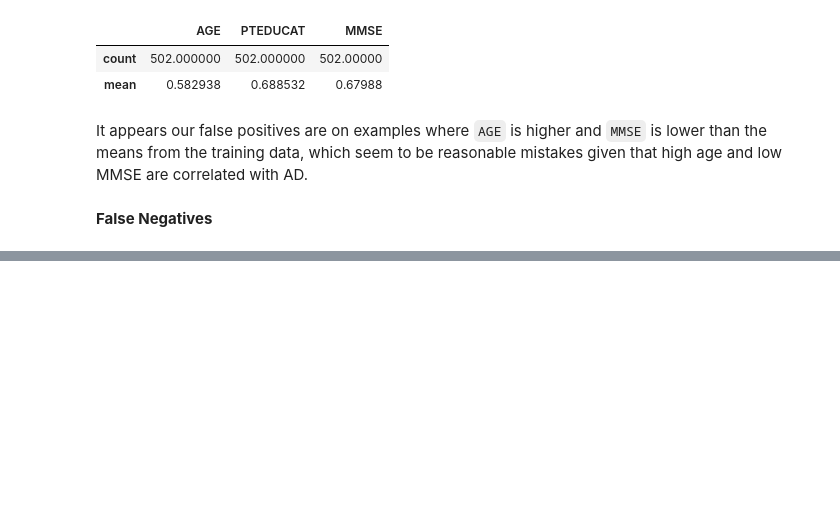
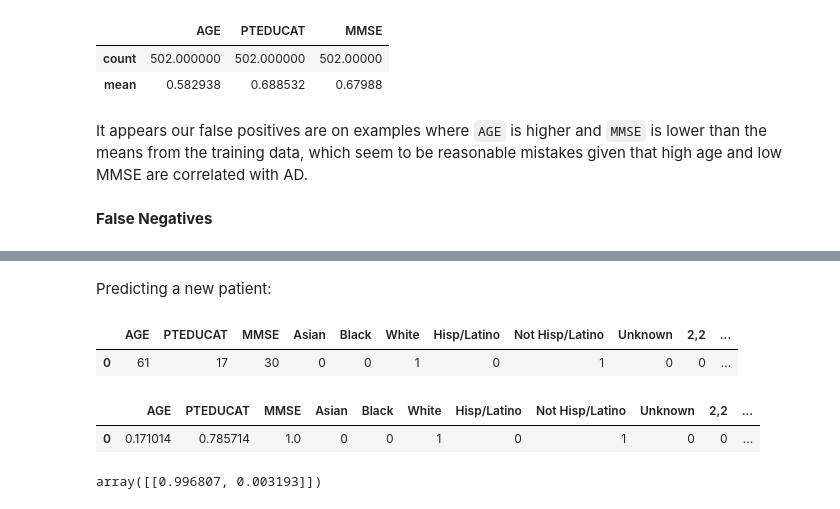
Before and after one commit to grantgasser/Alzheimers-Prediction, a Jupyter notebook: Refactored_Approach_2023.ipynb, the cells around one changed output, grey strips where cells are left out. Cells and saved outputs as stored; diff of their text form; code cells hidden in the pictures; blank space fills up the shorter version.

```diff
--- a/Refactored_Approach_2023.ipynb
+++ b/Refactored_Approach_2023.ipynb
@@ -613,0 +604,20 @@ fns
+# %% [markdown]
+Predicting a new patient:
+# %%
+new_sample = new_sample = [61, 17, 30, 0, 0, 1, 0, 1, 0, 0, 0, 0, 0, 0, 0, 1, 0, 0, 0, 0]
+
+new_df = pd.DataFrame([new_sample], columns=X_train.columns)
+new_df
+# %% [output]
+|  | AGE | PTEDUCAT | MMSE | Asian | Black | White | Hisp/Latino | Not Hisp/Latino | Unknown | 2,2 | ... |
+| 0 | 61 | 17 | 30 | 0 | 0 | 1 | 0 | 1 | 0 | 0 | ... |
+# %%
+new_df[['AGE', 'PTEDUCAT', 'MMSE']] = scaler.transform(new_df[['AGE', 'PTEDUCAT', 'MMSE']])
+new_df
+# %% [output]
+|  | AGE | PTEDUCAT | MMSE | Asian | Black | White | Hisp/Latino | Not Hisp/Latino | Unknown | 2,2 | ... |
+| 0 | 0.171014 | 0.785714 | 1.0 | 0 | 0 | 1 | 0 | 1 | 0 | 0 | ... |
+# %%
+gb.predict_proba(new_df)
+# %% [output]
+array([[0.996807, 0.003193]])
```
Also changed, not shown: parts of 9 cells of this notebook, 3 other files.
